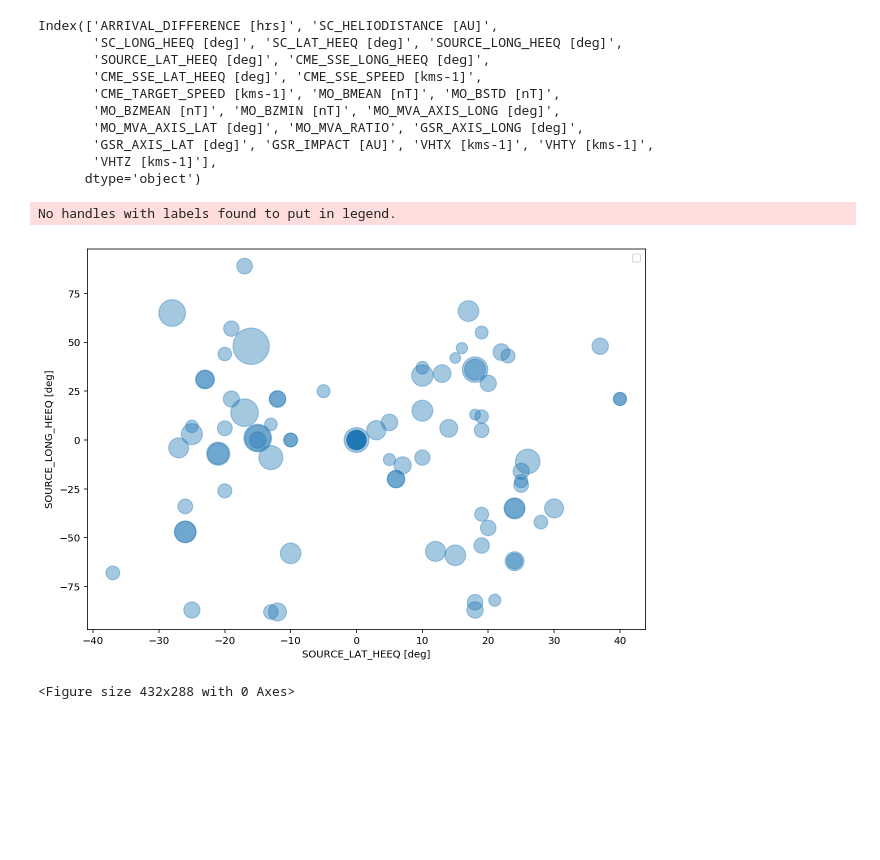
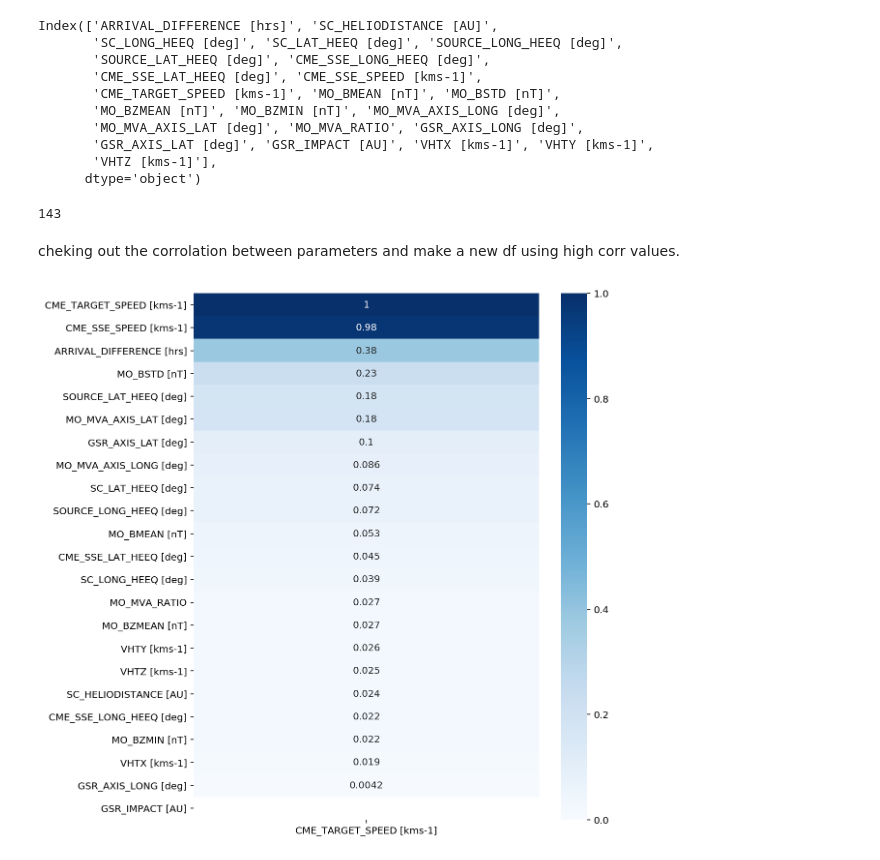
Before and after one commit to Atashnezhad/CME_forcast, a Jupyter notebook: Codes/P02_01_EDA.ipynb, the cells around one changed output. Saved outputs shown, nothing was run; the diff lists cells and outputs as text; code cells hidden in the pictures; blank space fills up the shorter version.

```diff
--- a/Codes/P02_01_EDA.ipynb
+++ b/Codes/P02_01_EDA.ipynb
@@ -165,26 +184,22 @@ Index(['ARRIVAL_DIFFERENCE [hrs]', 'SC_HELIODISTANCE [AU]',
        'GSR_AXIS_LAT [deg]', 'GSR_IMPACT [AU]', 'VHTX [kms-1]', 'VHTY [kms-1]',
        'VHTZ [kms-1]'],
       dtype='object')
-# %%
-ax = plt.gca()
-df.plot(kind="scatter",
-            x="SOURCE_LAT_HEEQ [deg]",
-            y="SOURCE_LONG_HEEQ [deg]",
-            s=sub_df['CME_TARGET_SPEED [kms-1]']/2,
-#             label="ARRIVAL_DIFFERENCE [hrs]",
-#             c=sub_df['VHTZ [kms-1]']/10,
-#             cmap=plt.get_cmap("jet"),
-#             colorbar=True,
-            alpha=0.4, figsize=(10,7),
-            ax = ax
-            )
-
-plt.legend()
-plt.savefig("../Figures/" + section_fig_main_title +"arrivaVSCME_target.png")
-
-plt.show()
-plt.tight_layout()
-# %% [output]
-No handles with labels found to put in legend.
-[figure, removed]
-<Figure size 432x288 with 0 Axes>
+# %%
+len(sub_df)
+# %% [output]
+143
+# %% [markdown]
+cheking out the corrolation between parameters and make a new df using high corr values.
+# %%
+df_corr = sub_df.corr().abs()
+
+#plt.figure(figsize=(6,6))
+plt.figure(figsize=(8,10))
+sns.heatmap(df_corr[['CME_TARGET_SPEED [kms-1]']].sort_values(by=['CME_TARGET_SPEED [kms-1]'],ascending=False),
+            vmin=0,
+            cmap='Blues',
+            annot=True);
+plt.savefig("../Figures/" + section_fig_main_title +"corr_1.png")
+plt.show()
+# %% [output]
+[figure, added]
```
Also changed, not shown: parts of 23 cells of this notebook, 2 other files.
